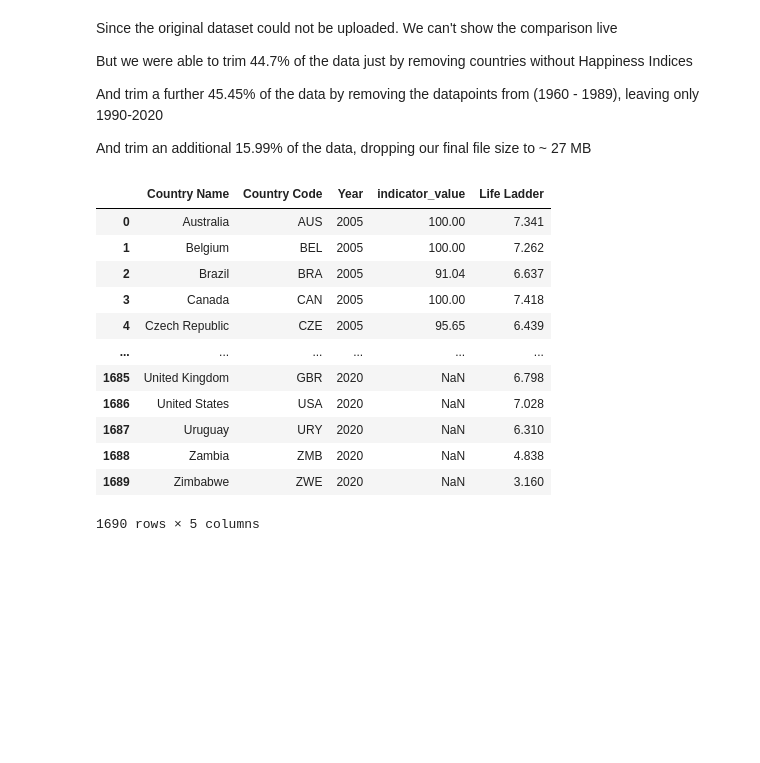
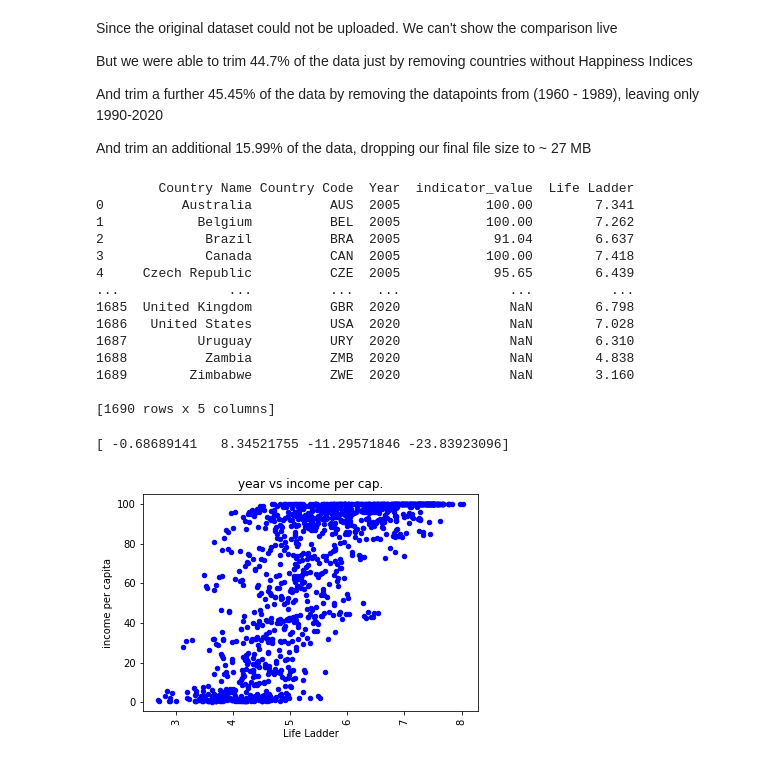
Before and after one commit to alderie/happinessfactor, a Jupyter notebook: notebook.ipynb, the cells around one changed output. Drawn from its saved outputs; the diff is of its cells as text; code cells hidden in the pictures; blank space fills up the shorter version.

```diff
--- a/notebook.ipynb
+++ b/notebook.ipynb
@@ -101,18 +103,20 @@ def getAllForIndicator(df, hi, indicator_code):
 
     return countries.merge(hi, how='inner', on=['Country Name', 'Year'])
 
-getAllForIndicator(wdi_data, simplified_whr_data, sample_code)
+
+print(combined)
 # %% [output]
-|  | Country Name | Country Code | Year | indicator_value | Life Ladder |
-| 0 | Australia | AUS | 2005 | 100.00 | 7.341 |
-| 1 | Belgium | BEL | 2005 | 100.00 | 7.262 |
-| 2 | Brazil | BRA | 2005 | 91.04 | 6.637 |
-| 3 | Canada | CAN | 2005 | 100.00 | 7.418 |
-| 4 | Czech Republic | CZE | 2005 | 95.65 | 6.439 |
-| ... | ... | ... | ... | ... | ... |
-| 1685 | United Kingdom | GBR | 2020 | NaN | 6.798 |
-| 1686 | United States | USA | 2020 | NaN | 7.028 |
-| 1687 | Uruguay | URY | 2020 | NaN | 6.310 |
-| 1688 | Zambia | ZMB | 2020 | NaN | 4.838 |
-| 1689 | Zimbabwe | ZWE | 2020 | NaN | 3.160 |
-1690 rows × 5 columns
+        Country Name Country Code  Year  indicator_value  Life Ladder
+0          Australia          AUS  2005           100.00        7.341
+1            Belgium          BEL  2005           100.00        7.262
+2             Brazil          BRA  2005            91.04        6.637
+3             Canada          CAN  2005           100.00        7.418
+4     Czech Republic          CZE  2005            95.65        6.439
+...              ...          ...   ...              ...          ...
+1685  United Kingdom          GBR  2020              NaN        6.798
+1686   United States          USA  2020              NaN        7.028
+1687         Uruguay          URY  2020              NaN        6.310
+1688          Zambia          ZMB  2020              NaN        4.838
+1689        Zimbabwe          ZWE  2020              NaN        3.160
+
+[1690 rows x 5 columns]
@@ -157,0 +123,14 @@ simplified_whr_data.plot.scatter(x='year',xlabel='year',y='Life Ladder',ylabel='
+# %%
+#When one thinks of happiness they think of money. Lets first graph the WHR dataset's graph of national income per capita vs happiness
+ipc_code = "EG.CFT.ACCS.ZS"
+incomePerCap=getAllForIndicator(wdi_data, simplified_whr_data, ipc_code)
+ax=incomePerCap.plot.scatter(x='Life Ladder',xlabel='Life Ladder',y='indicator_value',ylabel='income per capita',rot=90,color='b',title='year vs income per cap.')
+x=incomePerCap['Life Ladder'].fillna(value=0)
+y=incomePerCap['indicator_value'].fillna(value=0)
+z=np.polyfit(x,y,3)
+
+#plt.plot(x,z[0],'-')
+print(z)
+# %% [output]
+[ -0.68689141   8.34521755 -11.29571846 -23.83923096]
+[figure, added]
```
Also changed, not shown: parts of 2 cells of this notebook.
